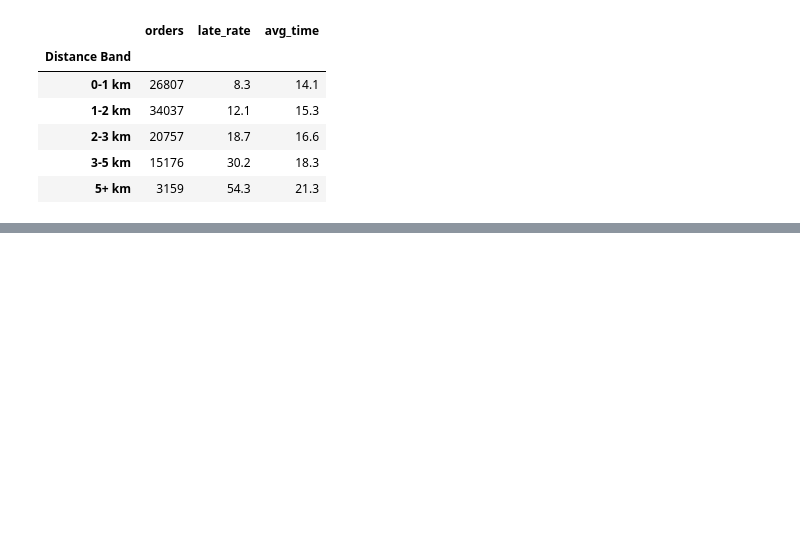
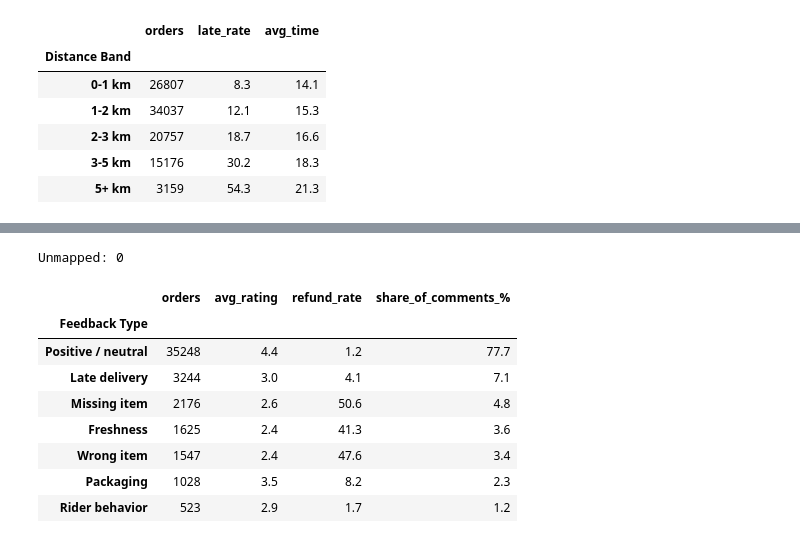
Before and after one commit to prajwal-sv/Quick-Commerce-Delivery-Analysis, a Jupyter notebook: notebooks/03_eda.ipynb, the cells around one changed output, grey strips where cells are left out. Cells and saved outputs as stored; diff of their text form; code cells hidden in the pictures; blank space fills up the shorter version.

```diff
--- a/notebooks/03_eda.ipynb
+++ b/notebooks/03_eda.ipynb
@@ -192,0 +347,5 @@ dist.round(1)
+# %%
+df["Severe"] = (df["Delivery Delay (Minutes)"] > 10).astype(int)
+sev = df.groupby("Platform")["Severe"].mean() * 100
+print(round(df["Severe"].mean() * 100, 2), "% of all orders are severely late")
+sev.round(2)
@@ -192,0 +380,40 @@ dist.round(1)
+# %%
+groups = {
+    "Positive / neutral": ["Fast delivery, great service!", "Quick and reliable", "Arrived earlier than expected",
+        "Good quality products.", "Easy to order, loved it!", "Smooth experience", "All good, thanks",
+        "Fresh stuff, will order again", "Great packaging", "Super quick!",
+        "Okay experience", "Average, nothing special", "Delivery was fine", "Decent"],
+    "Late delivery": ["Very late delivery, not happy.", "Order took way longer than promised",
+        "Delivery was very slow", "Late again, disappointing"],
+    "Freshness": ["Not fresh, disappointed.", "Vegetables were stale", "Milk was close to expiry"],
+    "Wrong item": ["Wrong item delivered.", "Got a different product than I ordered"],
+    "Missing item": ["Items missing from order.", "One item was missing", "Half my order didn't come"],
+    "Packaging": ["Packaging could be better.", "Box was damaged", "Items were leaking"],
+    "Rider behavior": ["Delivery person was rude.", "Rider behaved badly"],
+    "No Comments": ["No Comments"],
+}
+lookup = {text: label for label, texts in groups.items() for text in texts}
+df["Feedback Type"] = df["Customer Feedback"].map(lookup)
+print("Unmapped:", df["Feedback Type"].isna().sum())
+# %% [output]
+Unmapped: 0
+# %%
+fb = df[df["Feedback Type"] != "No Comments"]
+summary = fb.groupby("Feedback Type").agg(
+    orders=("Order ID", "count"),
+    avg_rating=("Service Rating", "mean"),
+    refund_rate=("Refund", "mean"),
+)
+summary["refund_rate"] *= 100
+summary["share_of_comments_%"] = summary["orders"] / len(fb) * 100
+summary.sort_values("orders", ascending=False).round(1)
+# %% [output]
+|  | orders | avg_rating | refund_rate | share_of_comments_% |
+| Feedback Type |  |  |  |  |
+| Positive / neutral | 35248 | 4.4 | 1.2 | 77.7 |
+| Late delivery | 3244 | 3.0 | 4.1 | 7.1 |
+| Missing item | 2176 | 2.6 | 50.6 | 4.8 |
+| Freshness | 1625 | 2.4 | 41.3 | 3.6 |
+| Wrong item | 1547 | 2.4 | 47.6 | 3.4 |
+| Packaging | 1028 | 3.5 | 8.2 | 2.3 |
+| Rider behavior | 523 | 2.9 | 1.7 | 1.2 |
```
Also changed, not shown: parts of 13 cells of this notebook, 1 other file.
